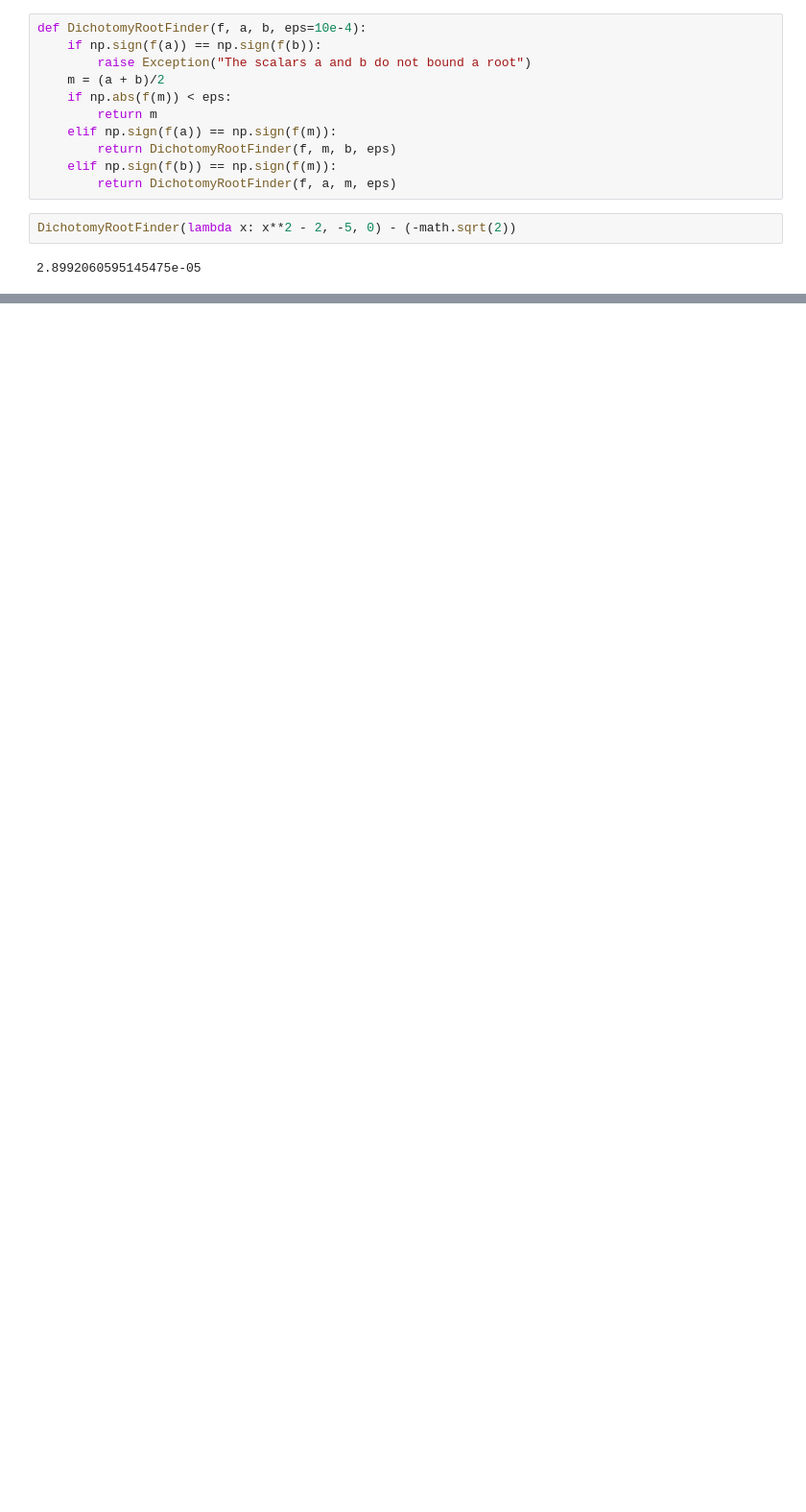
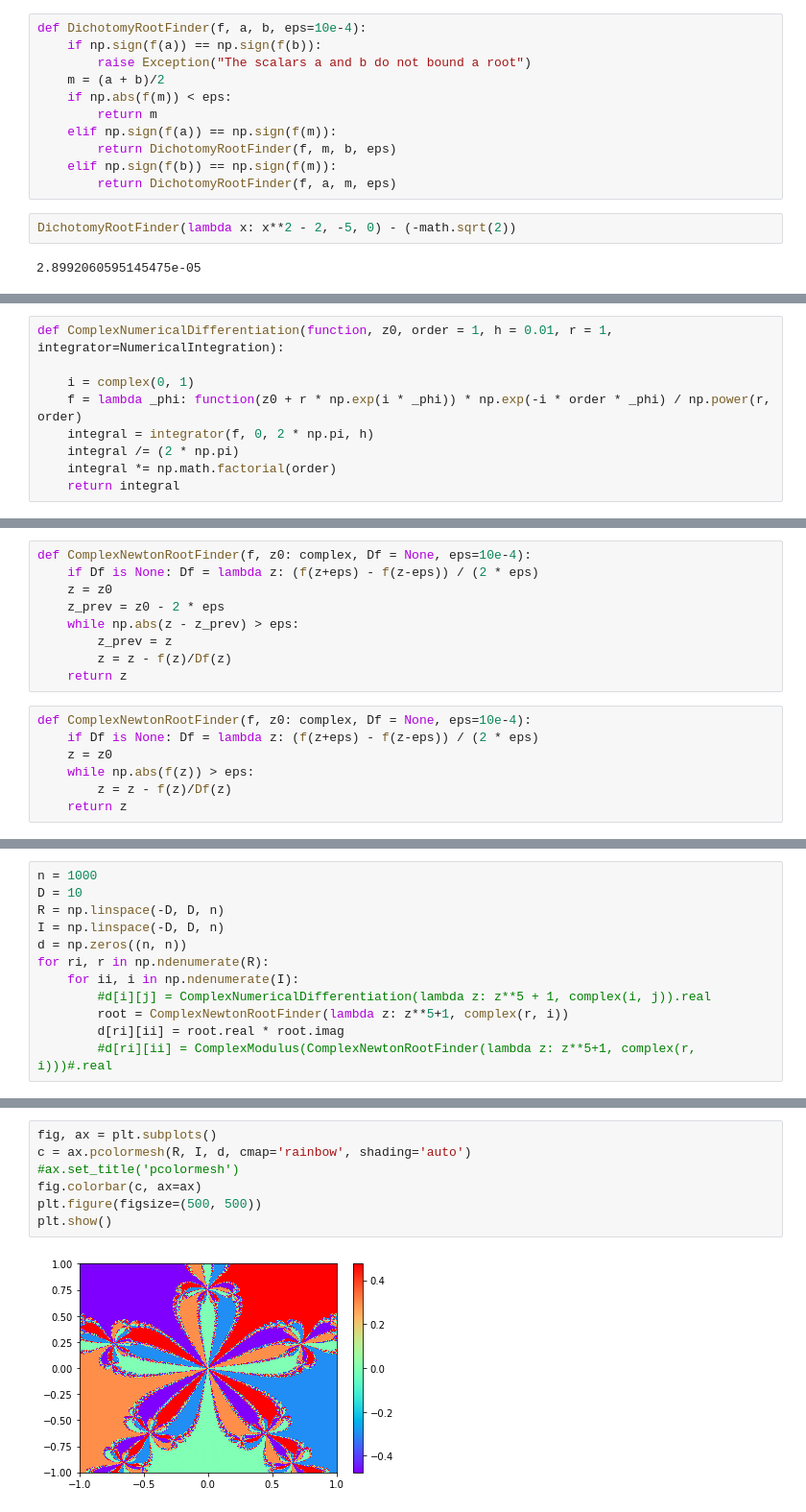
Before and after one commit to rouol/NumericalMethodsMEPHI, a Jupyter notebook: NumericalRoots.ipynb, the cells around one changed output, grey strips where cells are left out. Shown at 96% size. Saved outputs shown, nothing was run; the diff lists cells and outputs as text; blank space fills up the shorter version.

Commit message:
added root finders for Complex numbers

```diff
--- a/NumericalRoots.ipynb
+++ b/NumericalRoots.ipynb
@@ -21,0 +31,9 @@ DichotomyRootFinder(lambda x: x**2 - 2, -5, 0) - (-math.sqrt(2))
+# %%
+def ComplexNumericalDifferentiation(function, z0, order = 1, h = 0.01, r = 1, integrator=NumericalIntegration):
+
+    i = complex(0, 1)
+    f = lambda _phi: function(z0 + r * np.exp(i * _phi)) * np.exp(-i * order * _phi) / np.power(r, order)
+    integral = integrator(f, 0, 2 * np.pi, h)
+    integral /= (2 * np.pi)
+    integral *= np.math.factorial(order)
+    return integral
@@ -37,0 +99,16 @@ NewtonRootFinder(lambda x: x**2 - 2, lambda x: 2*x, -2) - (-math.sqrt(2))
+# %%
+def ComplexNewtonRootFinder(f, z0: complex, Df = None, eps=10e-4):
+    if Df is None: Df = lambda z: (f(z+eps) - f(z-eps)) / (2 * eps)
+    z = z0
+    z_prev = z0 - 2 * eps
+    while np.abs(z - z_prev) > eps:
+        z_prev = z
+        z = z - f(z)/Df(z)
+    return z
+# %%
+def ComplexNewtonRootFinder(f, z0: complex, Df = None, eps=10e-4):
+    if Df is None: Df = lambda z: (f(z+eps) - f(z-eps)) / (2 * eps)
+    z = z0
+    while np.abs(f(z)) > eps:
+        z = z - f(z)/Df(z)
+    return z
@@ -37,0 +133,12 @@ NewtonRootFinder(lambda x: x**2 - 2, lambda x: 2*x, -2) - (-math.sqrt(2))
+# %%
+n = 1000
+D = 10
+R = np.linspace(-D, D, n)
+I = np.linspace(-D, D, n)
+d = np.zeros((n, n))
+for ri, r in np.ndenumerate(R):
+    for ii, i in np.ndenumerate(I):
+        #d[i][j] = ComplexNumericalDifferentiation(lambda z: z**5 + 1, complex(i, j)).real
+        root = ComplexNewtonRootFinder(lambda z: z**5+1, complex(r, i))
+        d[ri][ii] = root.real * root.imag
+        #d[ri][ii] = ComplexModulus(ComplexNewtonRootFinder(lambda z: z**5+1, complex(r, i)))#.real
@@ -37,0 +187,9 @@ NewtonRootFinder(lambda x: x**2 - 2, lambda x: 2*x, -2) - (-math.sqrt(2))
+# %%
+fig, ax = plt.subplots()
+c = ax.pcolormesh(R, I, d, cmap='rainbow', shading='auto')
+#ax.set_title('pcolormesh')
+fig.colorbar(c, ax=ax)
+plt.figure(figsize=(500, 500))
+plt.show()
+# %% [output]
+[figure, added]
```
Also changed, not shown: parts of 16 cells of this notebook, 1 other file.
